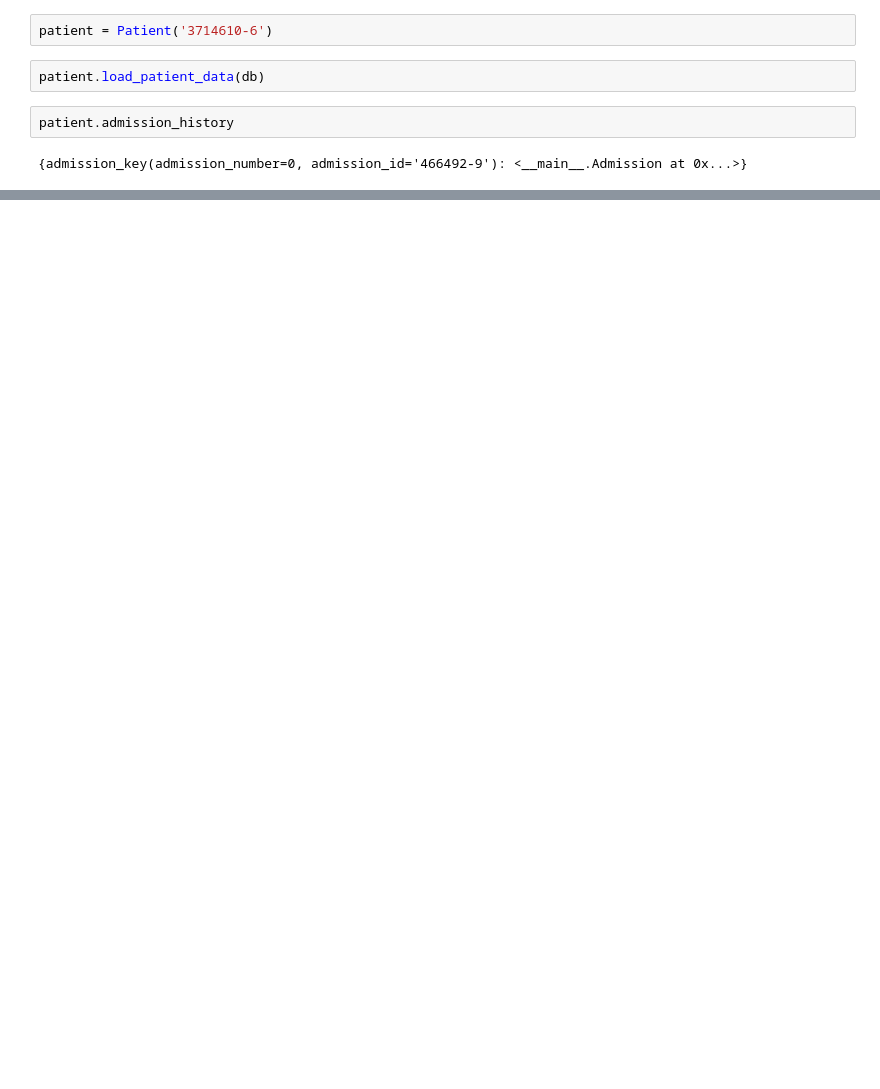
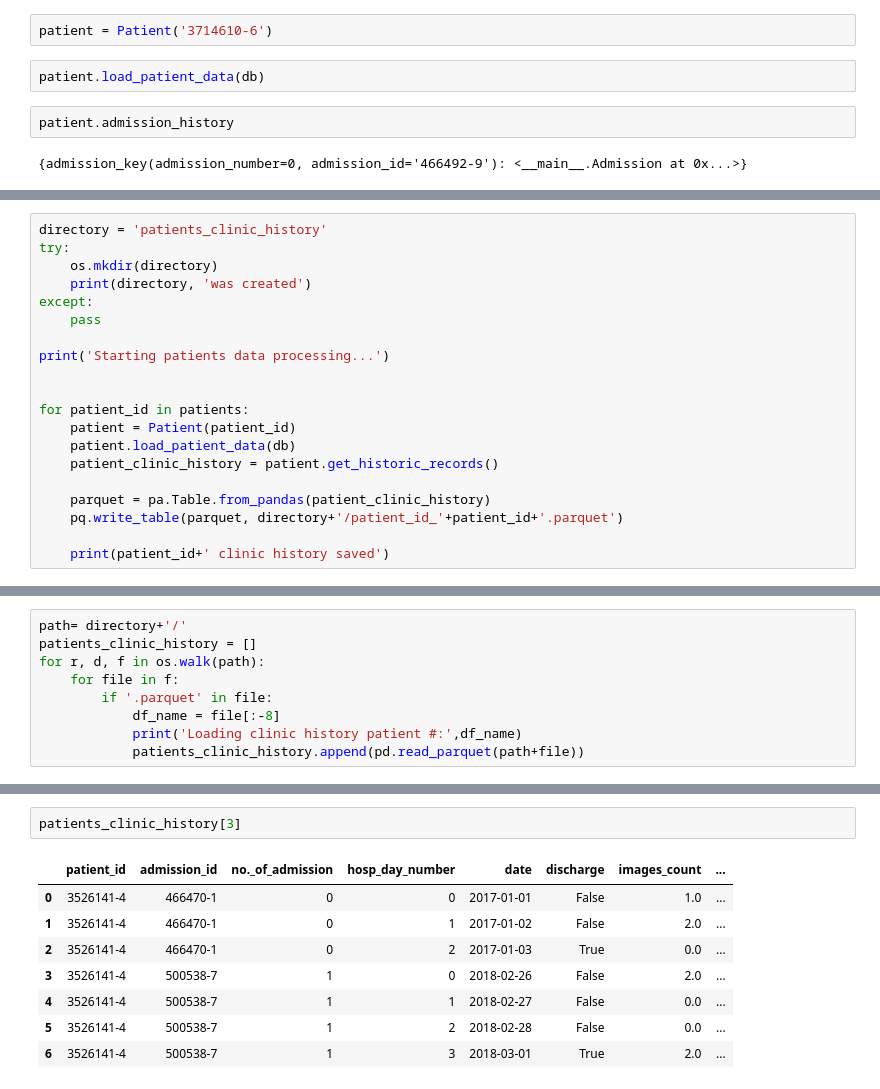
Before and after one commit to josedallavia/A-Machine-Learning-Approach-for-Optimization-of-Hospital-Bed-Utilization, a Jupyter notebook: Draft_hospital_classes.ipynb, the cells around one changed output, grey strips where cells are left out. Saved outputs shown, nothing was run; the diff lists cells and outputs as text; blank space fills up the shorter version.

```diff
--- a/Draft_hospital_classes.ipynb
+++ b/Draft_hospital_classes.ipynb
@@ -480,0 +341,20 @@ for admission_id in paciente.admissions:
+# %%
+directory = 'patients_clinic_history'
+try:
+    os.mkdir(directory)
+    print(directory, 'was created')
+except:
+    pass
+
+print('Starting patients data processing...')
+
+
+for patient_id in patients:
+    patient = Patient(patient_id)
+    patient.load_patient_data(db)
+    patient_clinic_history = patient.get_historic_records()
+
+    parquet = pa.Table.from_pandas(patient_clinic_history)
+    pq.write_table(parquet, directory+'/patient_id_'+patient_id+'.parquet')
+
+    print(patient_id+' clinic history saved')
@@ -480,0 +373,9 @@ for admission_id in paciente.admissions:
+# %%
+path= directory+'/'
+patients_clinic_history = []
+for r, d, f in os.walk(path):
+    for file in f:
+        if '.parquet' in file:
+            df_name = file[:-8]
+            print('Loading clinic history patient #:',df_name)
+            patients_clinic_history.append(pd.read_parquet(path+file))
@@ -480,0 +407,11 @@ for admission_id in paciente.admissions:
+# %%
+patients_clinic_history[3]
+# %% [output]
+|  | patient_id | admission_id | no._of_admission | hosp_day_number | date | discharge | images_count | ... |
+| 0 | 3526141-4 | 466470-1 | 0 | 0 | 2017-01-01 | False | 1.0 | ... |
+| 1 | 3526141-4 | 466470-1 | 0 | 1 | 2017-01-02 | False | 2.0 | ... |
+| 2 | 3526141-4 | 466470-1 | 0 | 2 | 2017-01-03 | True | 0.0 | ... |
+| 3 | 3526141-4 | 500538-7 | 1 | 0 | 2018-02-26 | False | 2.0 | ... |
+| 4 | 3526141-4 | 500538-7 | 1 | 1 | 2018-02-27 | False | 0.0 | ... |
+| 5 | 3526141-4 | 500538-7 | 1 | 2 | 2018-02-28 | False | 0.0 | ... |
+| 6 | 3526141-4 | 500538-7 | 1 | 3 | 2018-03-01 | True | 2.0 | ... |
```
Also changed, not shown: parts of 36 cells of this notebook.
